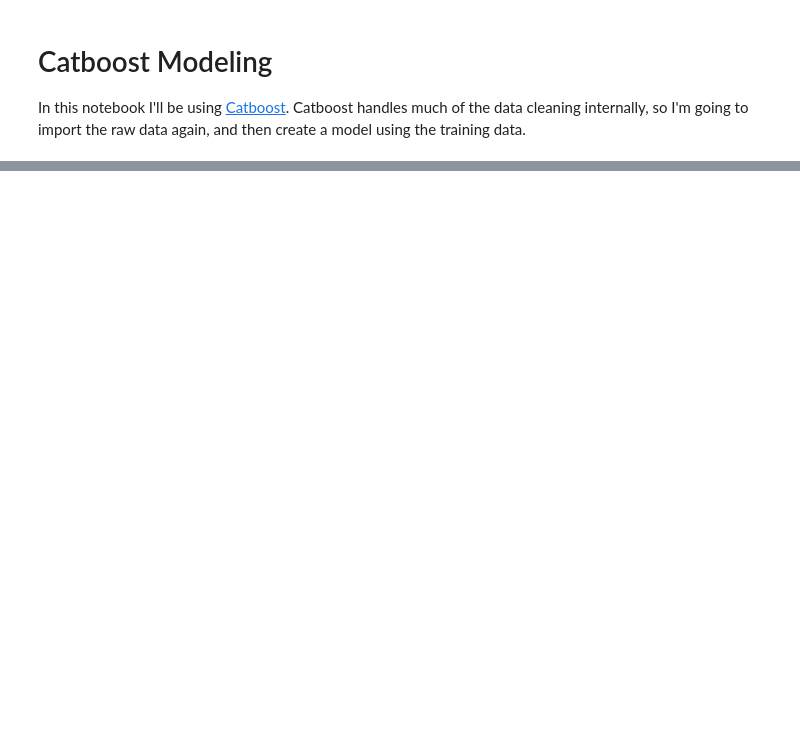
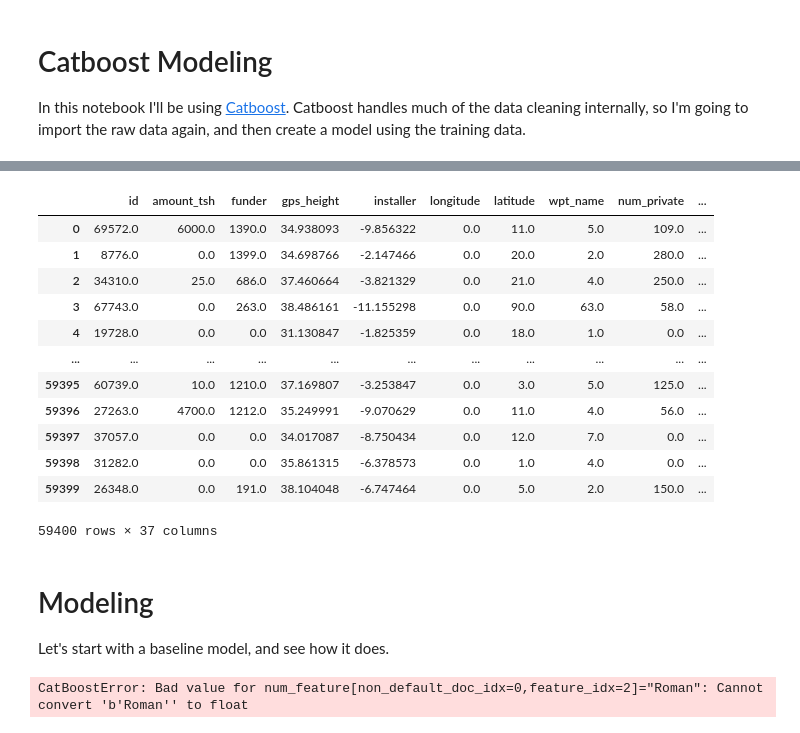
Before and after one commit to austint1121/WaterPumpPrediction, a Jupyter notebook: Notebooks/Catboost Modeling.ipynb, the cells around one changed output, grey strips where cells are left out. Cells and saved outputs as stored; diff of their text form; code cells hidden in the pictures; blank space fills up the shorter version.

Commit message:
Finished preprocessing and started modeling section

```diff
--- a/Notebooks/Catboost Modeling.ipynb
+++ b/Notebooks/Catboost Modeling.ipynb
@@ -21,0 +81,55 @@ FileNotFoundError: [Errno 2] No such file or directory: './Data/Training_Feature
+# %%
+# Catboost does not require scaling, the NaN values just need to be imputed.
+obj_transformer = Pipeline(steps=[
+    # For each unknown value, fill in "Unknown".
+    ('obj_imputer', SimpleImputer(strategy='constant', fill_value='Unknown'))
+])
+# %%
+# Now that the transformers have been set up, package them together into a column transformer.
+preprocessor = ColumnTransformer(
+    transformers=[
+        ('numeric', num_transformer, num),
+        ('obj', obj_transformer, obj),
+    ])
+# %%
+# Fit and transform the data using the preprocessor
+X_train_transformed = preprocessor.fit_transform(X_train, y_train)
+# %%
+# Restore column names by converting the array back into a dataframe.
+X_train_transformed = pd.DataFrame(X_train_transformed, columns=X_train.columns)
+# %%
+X_train_transformed
+# %% [output]
+|  | id | amount_tsh | funder | gps_height | installer | longitude | latitude | wpt_name | num_private | ... |
+| 0 | 69572.0 | 6000.0 | 1390.0 | 34.938093 | -9.856322 | 0.0 | 11.0 | 5.0 | 109.0 | ... |
+| 1 | 8776.0 | 0.0 | 1399.0 | 34.698766 | -2.147466 | 0.0 | 20.0 | 2.0 | 280.0 | ... |
+| 2 | 34310.0 | 25.0 | 686.0 | 37.460664 | -3.821329 | 0.0 | 21.0 | 4.0 | 250.0 | ... |
+| 3 | 67743.0 | 0.0 | 263.0 | 38.486161 | -11.155298 | 0.0 | 90.0 | 63.0 | 58.0 | ... |
+| 4 | 19728.0 | 0.0 | 0.0 | 31.130847 | -1.825359 | 0.0 | 18.0 | 1.0 | 0.0 | ... |
+| ... | ... | ... | ... | ... | ... | ... | ... | ... | ... | ... |
+| 59395 | 60739.0 | 10.0 | 1210.0 | 37.169807 | -3.253847 | 0.0 | 3.0 | 5.0 | 125.0 | ... |
+| 59396 | 27263.0 | 4700.0 | 1212.0 | 35.249991 | -9.070629 | 0.0 | 11.0 | 4.0 | 56.0 | ... |
+| 59397 | 37057.0 | 0.0 | 0.0 | 34.017087 | -8.750434 | 0.0 | 12.0 | 7.0 | 0.0 | ... |
+| 59398 | 31282.0 | 0.0 | 0.0 | 35.861315 | -6.378573 | 0.0 | 1.0 | 4.0 | 0.0 | ... |
+| 59399 | 26348.0 | 0.0 | 191.0 | 38.104048 | -6.747464 | 0.0 | 5.0 | 2.0 | 150.0 | ... |
+59400 rows × 37 columns
+# %% [markdown]
+# Modeling
+Let's start with a baseline model, and see how it does.
+# %%
+# Setting up the model
+base = CatBoostClassifier(
+    # Adding Accuracy as a metric
+    custom_loss=[metrics.Accuracy()],
+    random_seed=15,
+    logging_level='Silent'
+)
+
+base.fit(
+    X_train, y_train,
+    # Using X/y test as eval set
+    # Uncomment below line to plot the learning of the model
+    plot=True
+);
+# %% [output]
+CatBoostError: Bad value for num_feature[non_default_doc_idx=0,feature_idx=2]="Roman": Cannot convert 'b'Roman'' to float
```
Also changed, not shown: parts of 8 cells of this notebook.
